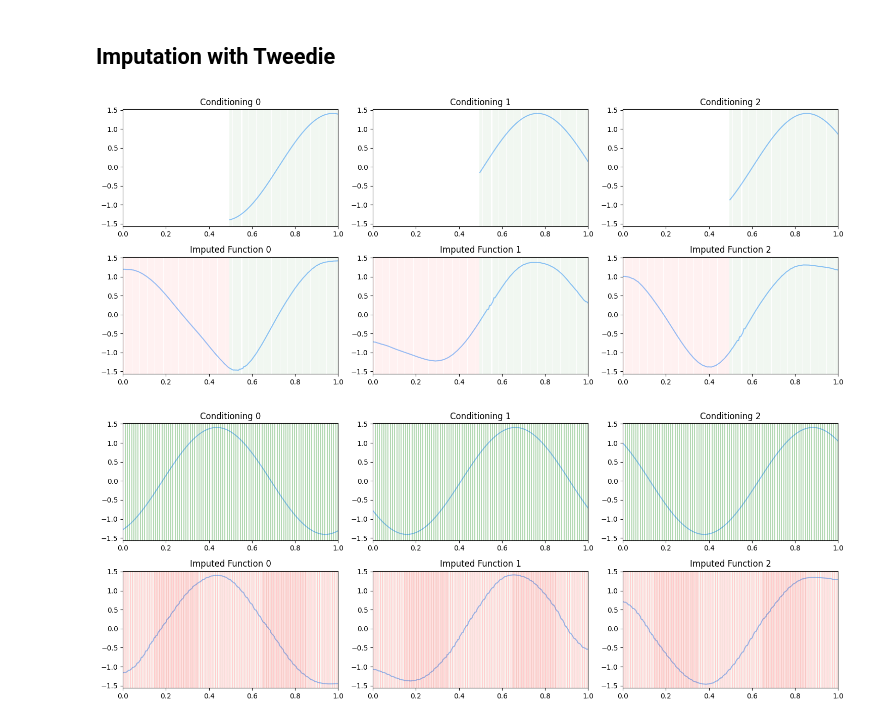
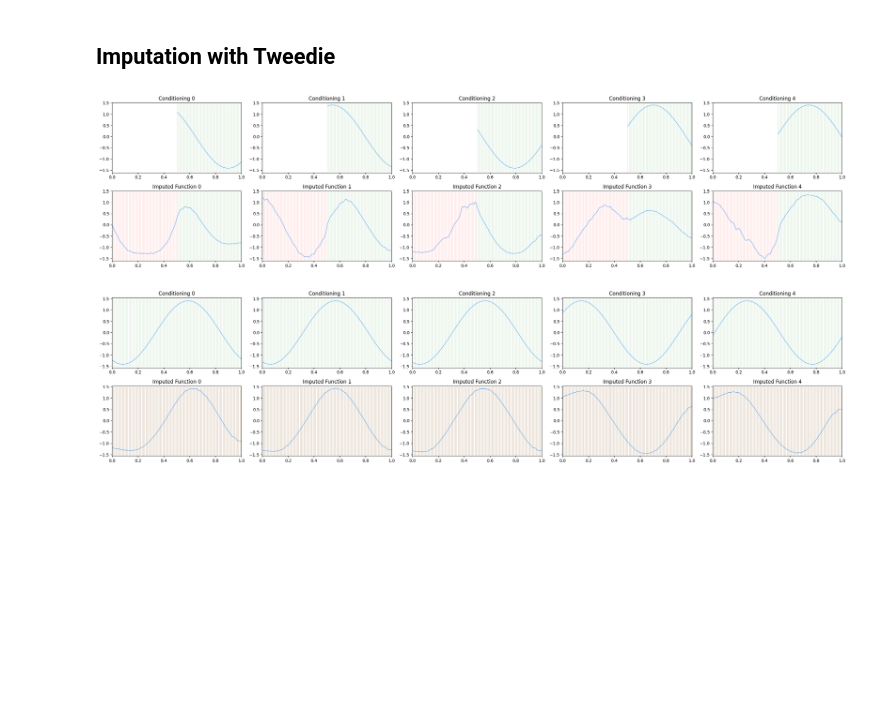
Before and after one commit to HamidrezaKmK/cond-diffusion-operators-edm, a Jupyter notebook: notebooks/1d_reanalysis.ipynb, the cells around one changed output. Saved outputs shown, nothing was run; the diff lists cells and outputs as text; code cells hidden in the pictures; blank space fills up the shorter version.

Commit message:
tune theoretical method

```diff
--- a/notebooks/1d_reanalysis.ipynb
+++ b/notebooks/1d_reanalysis.ipynb
@@ -71,7 +71,7 @@ denoiser_network.load_state_dict(torch.load("outputs/checkpoints/notebooks/more_
 num_steps = 30
 batch_size = 3
 rho = 7
-resolution = 1000
+resolution = 100
 generation_seed=42
 sigma_min = 0.2
 sigma_max = 80
@@ -79,7 +79,9 @@ sigma_max = 80
 
 noising_kernel = RBFIrregular()
 torch.random.manual_seed(generation_seed)
-generation_coords = torch.linspace(0, 1.0, resolution)
+# generation_coords = torch.linspace(0, 1.0, resolution)
+generation_coords = torch.cat([torch.linspace(0, 1.0, resolution - 10), torch.linspace(0., 1.0, 10)])
+sorted_coords, sorted_idx = torch.sort(generation_coords)
 generation_coords = generation_coords.unsqueeze(0)
 # print(generation_coords.shape, coords.shape)
 
@@ -101,13 +103,13 @@ with torch.no_grad():
     fig, axes = plt.subplots(2, batch_size, figsize=(15, 6))
     for i in range(batch_size):
         ax = axes[0, i]
-        ax.plot(generation_coords.squeeze(), latents[i].squeeze())
+        ax.plot(sorted_coords, latents[i].squeeze()[sorted_idx])
         ax.set_title(f"Latent Function {i}")
         for x in generation_coords.squeeze():
             ax.axvline(x, color="red", alpha=0.01)
         ax.set_xlim(0, 1)
         ax = axes[1, i]
-        ax.plot(generation_coords.squeeze(), samples[i].squeeze())
+        ax.plot(sorted_coords, samples[i].squeeze()[sorted_idx])
         ax.set_title(f"Sampled Function {i}")
         for x in generation_coords.squeeze():
             ax.axvline(x, color="red", alpha=0.01)
@@ -210,9 +212,9 @@ plt.tight_layout()
 ## Imputation with Tweedie
 # %%
 num_steps = 50
-batch_size = 3
+batch_size = 5
 rho = 7
-resolution = 200
+resolution = 100
 generation_seed=99
 sigma_min = 0.2
 sigma_max = 80
@@ -231,7 +233,7 @@ dloader = DataLoader(
         fixed_irregularity_seed=42,
         threshold_type="absolute"
     ),
-    batch_size=3,
+    batch_size=batch_size,
     shuffle=True,
     collate_fn=CompositeCollate([MakeConditional(), CollateMesh()]),
 )
@@ -241,24 +243,23 @@ ref_values = ref_values[:, ref_coords.numel() // 2::freq_ref]
 generation_coords = ref_coords[:, :ref_coords.numel() // 2:freq_gen]
 ref_coords = ref_coords[:, ref_coords.numel() // 2::freq_ref]
 
-fig, axes = plt.subplots(2, batch_size, figsize=(15, 6))
+fig, axes = plt.subplots(2, batch_size, figsize=(batch_size * 5, 6))
 
 all_coords = torch.cat([generation_coords, ref_coords], dim=1)
 
 inp_rbf = all_coords.unsqueeze(0)
 rbf_noise = noising_kernel.sample(inp_rbf)
-# sampler = TheoreticalImputationTweedieSampler(
+sampler = TweedieImputer(
+    noising_kernel=RBFIrregular(),
+    verbose=True,
+    tweedie_optimization_steps=1,
+    tweedie_lr=0.03,
+    r=.1,
+)
+# sampler = PracticalImputationTweedieSampler(
 #     noising_kernel=RBFIrregular(),
 #     verbose=True,
-#     tweedie_optimization_steps=1,
-#     tweedie_lr=0.5,
-#     r=.1,
 # )
-sampler = PracticalImputationTweedieSampler(
-    noising_kernel=RBFIrregular(),
-    verbose=True,
-)
-
 samples = sampler(
     batch_size=batch_size,
     net=denoiser_network,
@@ -275,41 +276,40 @@ mx = max(torch.max(samples), torch.max(ref_values)) + 0.1
 mn = min(torch.min(samples), torch.min(ref_values)) - 0.1
 for i in range(batch_size):
     if batch_size == 1:
         ax = axes[0]
     else:
         ax = axes[0, i]
     all_coords = torch.cat([generation_coords, ref_coords], dim=1)
     ax.plot(ref_coords.squeeze(), ref_values[i])
     ax.set_title(f"Conditioning {i}")
     for x in ref_coords.squeeze():
         ax.axvline(x, color="green", alpha=10. / resolution)
     ax.set_xlim([0, 1])
     ax.set_ylim([mn, mx])
 
     # sample after re-analysis
     if batch_size == 1:
         ax = axes[1]
     else:
         ax = axes[1, i]
     sorted_coords, coord_idx = torch.sort(all_coords.squeeze())
     ax.plot(sorted_coords, samples[i][coord_idx])
     ax.set_title(f"Imputed Function {i}")
     for x in generation_coords.squeeze():
         ax.axvline(x, color="red", alpha=10. / resolution)
     for x in ref_coords.squeeze():
         ax.axvline(x, color="green", alpha=10. / resolution)
     ax.set_xlim([0, 1])
     ax.set_ylim([mn, mx])
 plt.tight_layout()
 # %% [output]
-[figure, old version]
+[figure, new version]
 # %%
 num_steps = 30
-batch_size = 3
+batch_size = 5
 rho = 7
-resolution = 300
+resolution = 100
 ref_resolution = 100
-generation_seed=999
 sigma_min = 0.2
 sigma_max = 80
 ###
@@ -325,34 +325,21 @@ dloader = DataLoader(
         fixed_irregularity_seed=42,
         threshold_type="absolute"
     ),
-    batch_size=3,
+    batch_size=batch_size,
     shuffle=True,
     collate_fn=CompositeCollate([MakeConditional(), CollateMesh()]),
 )
 (ref_coords, ref_values), ref_conditioning = next(iter(dloader))
+generation_coords = torch.linspace(0, 1.0, resolution).unsqueeze(0).float()
 
-generation_coords = []
-for t in np.linspace(0, 1, resolution):
-    dist_from_t_to_ref = torch.abs(ref_coords - torch.tensor(t).float())
-    if not torch.any(dist_from_t_to_ref <= 1e-3):
-        generation_coords.append(t)
-generation_coords = torch.tensor(generation_coords).unsqueeze(0).float()
-
-fig, axes = plt.subplots(2, batch_size, figsize=(15, 6))
-# sampler = TheoreticalImputationTweedieSampler(
-#     noising_kernel=RBFIrregular(),
-#     verbose=True,
-#     tweedie_optimization_steps=1,
-#     tweedie_lr=0.5,
-#     r=1.,
-#     l=0.001,
-# )
-sampler = PracticalImputationTweedieSampler(
+sampler = TweedieImputer(
     noising_kernel=RBFIrregular(),
     verbose=True,
-    tweedie_lr=0.5,
+    tweedie_optimization_steps=1,
+    tweedie_lr=0.03,
+    r=.1,
 )
-samples = sampler(
+samples, tweedie_history = sampler(
     net=denoiser_network,
     batch_size=batch_size,
     coords=generation_coords,
@@ -363,7 +350,9 @@ samples = sampler(
     sigma_max=sigma_max,
     sigma_min=sigma_min,
     rho=rho,
+    return_tweedie_history=True,
 )
+fig, axes = plt.subplots(2, batch_size, figsize=(batch_size * 5, 6))
 mx = max(torch.max(samples), torch.max(ref_values)) + 0.1
 mn = min(torch.min(samples), torch.min(ref_values)) - 0.1
 for i in range(batch_size):
@@ -378,7 +367,7 @@ for i in range(batch_size):
     ax.plot(ref_coords.squeeze(), ref_values[i])
     ax.set_title(f"Conditioning {i}")
     for x in ref_coords.squeeze():
-        ax.axvline(x, color="green", alpha=0.3)
+        ax.axvline(x, color="green", alpha=max(10./ref_resolution, 0.05))
     ax.set_xlim([0, 1])
     ax.set_ylim([mn, mx])
     # sample after re-analysis
@@ -390,11 +379,11 @@ for i in range(batch_size):
     ax.plot(sorted_coords, samples[i][coord_idx])
     ax.set_title(f"Imputed Function {i}")
     for x in generation_coords.squeeze():
-        ax.axvline(x, color="red", alpha=10./ref_resolution)
+        ax.axvline(x, color="red", alpha=min(max(10./resolution, 0.05), 1.0))
     for x in ref_coords.squeeze():
-        ax.axvline(x, color="green", alpha=0.03)
+        ax.axvline(x, color="green", alpha=min(max(10./ref_resolution, 0.05), 1.0))
     ax.set_xlim([0, 1])
     ax.set_ylim([mn, mx])
 plt.tight_layout()
 # %% [output]
-[figure, old version]
+[figure, new version]
```
Also changed, not shown: parts of 3 cells of this notebook, 2 other files.
